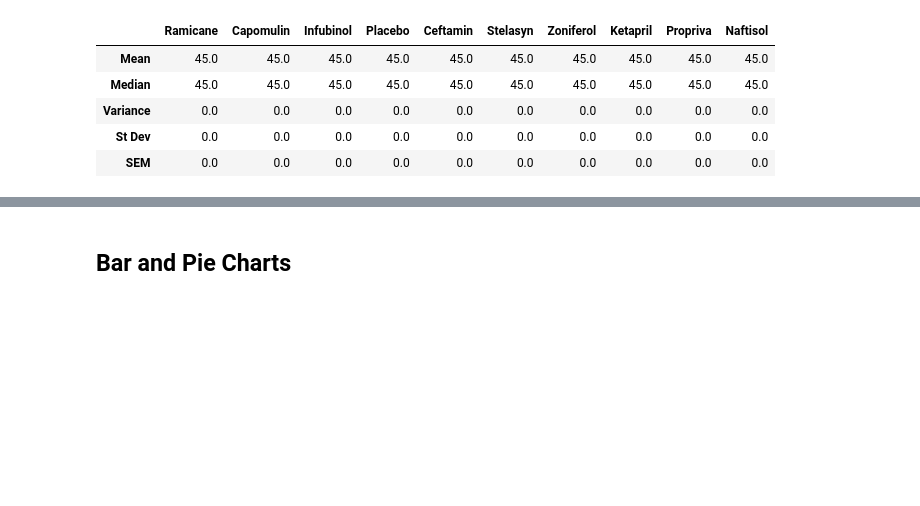
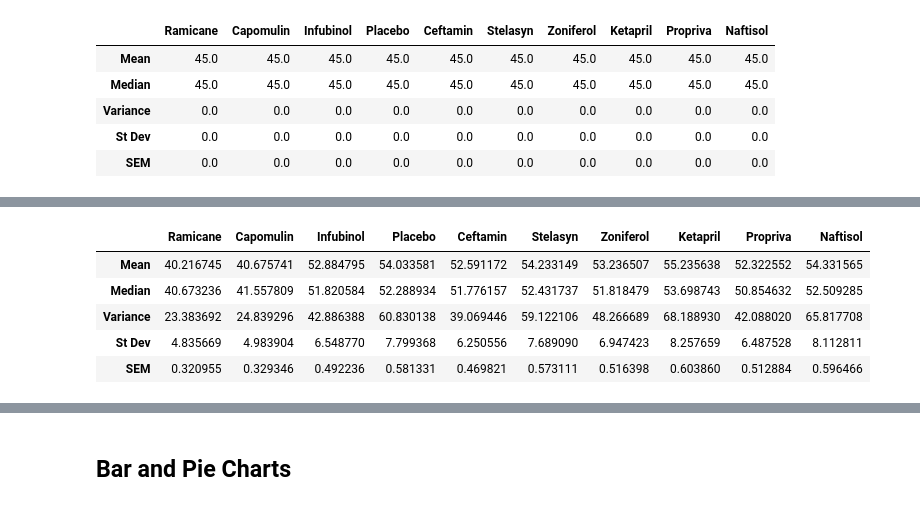
Before and after one commit to Gujaratigirl/HW-MatPlotLib, a Jupyter notebook: Pymaceuticals/pymaceuticals_starter.ipynb, the cells around one changed output, grey strips where cells are left out. Drawn from its saved outputs; the diff is of its cells as text; code cells hidden in the pictures; blank space fills up the shorter version.

```diff
--- a/Pymaceuticals/pymaceuticals_starter.ipynb
+++ b/Pymaceuticals/pymaceuticals_starter.ipynb
@@ -360,3 +360,12 @@ tumor_size_data_df
 | Variance | 0.0 | 0.0 | 0.0 | 0.0 | 0.0 | 0.0 | 0.0 | 0.0 | 0.0 | 0.0 |
 | St Dev | 0.0 | 0.0 | 0.0 | 0.0 | 0.0 | 0.0 | 0.0 | 0.0 | 0.0 | 0.0 |
 | SEM | 0.0 | 0.0 | 0.0 | 0.0 | 0.0 | 0.0 | 0.0 | 0.0 | 0.0 | 0.0 |
+# %%
+tumor_size_all_data_df = pd.DataFrame([[0],
+                                      [0],
+                                      [0],
+                                      [0],
+                                      [0]],
+                                  index= ['Mean', 'Median', 'Variance', 'St Dev', 'SEM'],
+                                  columns=[])
+tumor_size_all_data_df
@@ -363,3 +379,37 @@ tumor_size_data_df
+# %%
+# mean, median, variance, standard deviation, and SEM of the tumor volume.
+
+#This DF is for ALL data
+
+
+for x in drug_names:
+    tumor_size_array = pd.DataFrame(mice_tumor_all_df[mice_tumor_all_df['Drug Regimen'] == x])
+    tumorsize= tumor_size_array["Tumor Volume (mm3)"]
+
+    mean_tumor = np.mean(tumorsize)
+    median_tumor = np.median(tumorsize)
+    var_tumor = np.var(tumorsize)
+    st_tumor = np.std(tumorsize)
+    sem_tumor = sem(tumorsize)
+
+    tumor_size_all_data_df[x] = pd.DataFrame([[mean_tumor],
+                                          [median_tumor],
+                                          [var_tumor],
+                                          [st_tumor],
+                                          [sem_tumor]],
+                                        index= ['Mean', 'Median', 'Variance', 'St Dev', 'SEM'],
+                                        columns=[x])
+
+#used to test my calculations
+#print(f"The mean temperature at the LAX airport is {sem_tumor}")
+tumor_size_all_data_df
+# %% [output]
+|  | Ramicane | Capomulin | Infubinol | Placebo | Ceftamin | Stelasyn | Zoniferol | Ketapril | Propriva | Naftisol |
+| Mean | 40.216745 | 40.675741 | 52.884795 | 54.033581 | 52.591172 | 54.233149 | 53.236507 | 55.235638 | 52.322552 | 54.331565 |
+| Median | 40.673236 | 41.557809 | 51.820584 | 52.288934 | 51.776157 | 52.431737 | 51.818479 | 53.698743 | 50.854632 | 52.509285 |
+| Variance | 23.383692 | 24.839296 | 42.886388 | 60.830138 | 39.069446 | 59.122106 | 48.266689 | 68.188930 | 42.088020 | 65.817708 |
+| St Dev | 4.835669 | 4.983904 | 6.548770 | 7.799368 | 6.250556 | 7.689090 | 6.947423 | 8.257659 | 6.487528 | 8.112811 |
+| SEM | 0.320955 | 0.329346 | 0.492236 | 0.581331 | 0.469821 | 0.573111 | 0.516398 | 0.603860 | 0.512884 | 0.596466 |
 # %%
 #def mean(tumorsize)
   #  return sum(tumorsize) / len(tumorsize)
```
Also changed, not shown: parts of 5 cells of this notebook.
